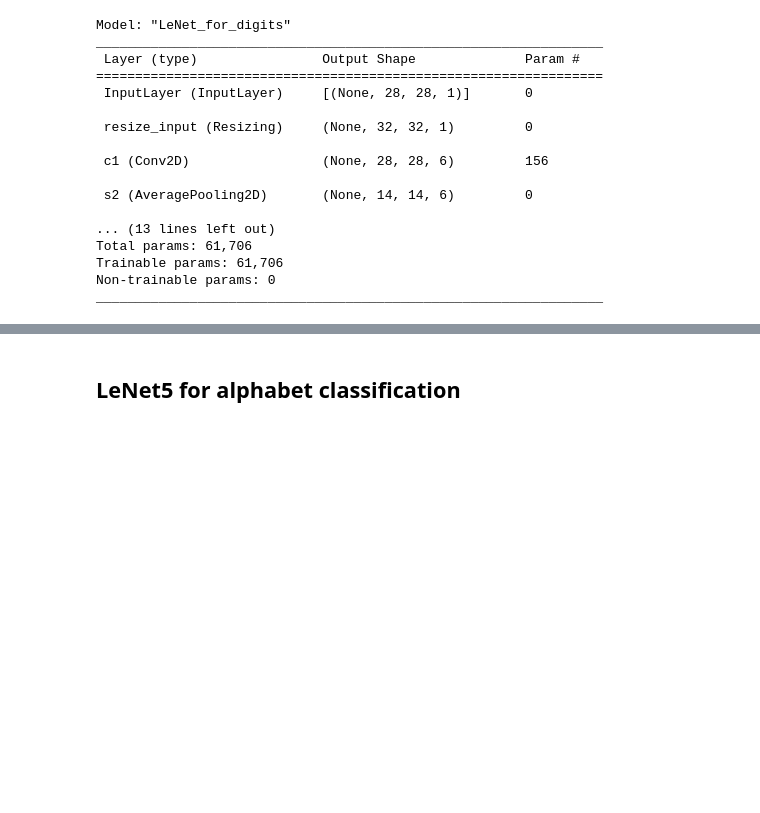
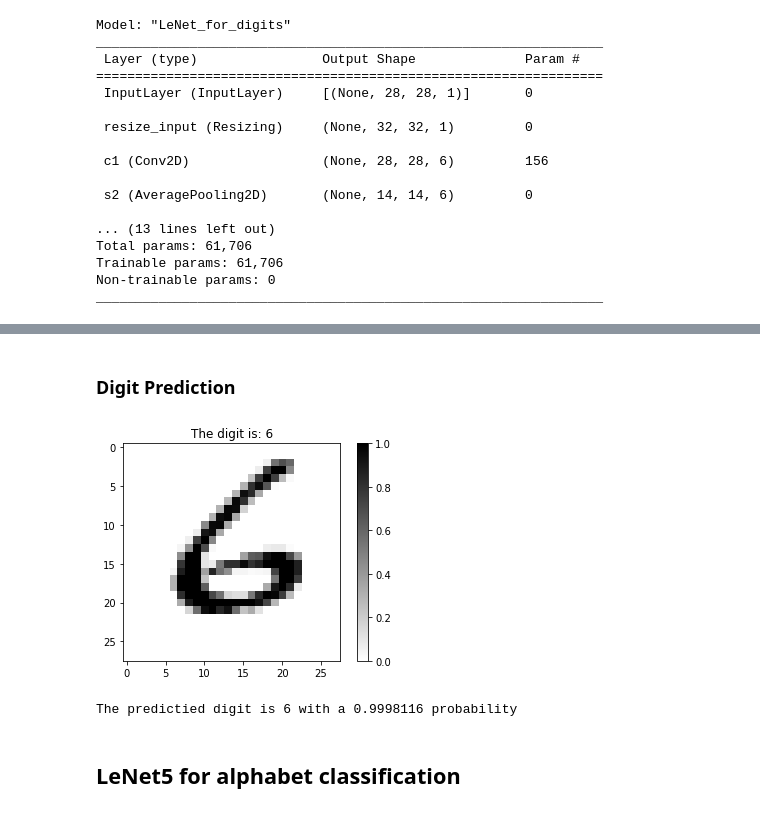
Before and after one commit to eliasezar27/LeNet5_implementation, a Jupyter notebook: ELEC3_Implementation_v2.ipynb, the cells around one changed output, grey strips where cells are left out. Saved outputs shown, nothing was run; the diff lists cells and outputs as text; code cells hidden in the pictures; blank space fills up the shorter version.

Commit message:
Prediction part done

```diff
--- a/ELEC3_Implementation_v2.ipynb
+++ b/ELEC3_Implementation_v2.ipynb
@@ -497,2 +445,15 @@ _________________________________________________________________
+# %% [markdown]
+### Digit Prediction
+# %%
+# Show digit image with true label in the title that returns a random image from the show_data function
+test_img = show_data(x_test, y_test)
+test_img = np.expand_dims(test_img, axis=0)
+
+# Show predicted class of the random image
+pred_arr = new_model2.predict(test_img)
+print('\n\nThe predictied digit is', pred_arr.argmax(), 'with a', pred_arr.max(), 'probability')
+# %% [output]
+[figure, added]
+The predictied digit is 6 with a 0.9998116 probability
 # %% [markdown]
 ## LeNet5 for alphabet classification
```
Also changed, not shown: parts of 38 cells of this notebook.
